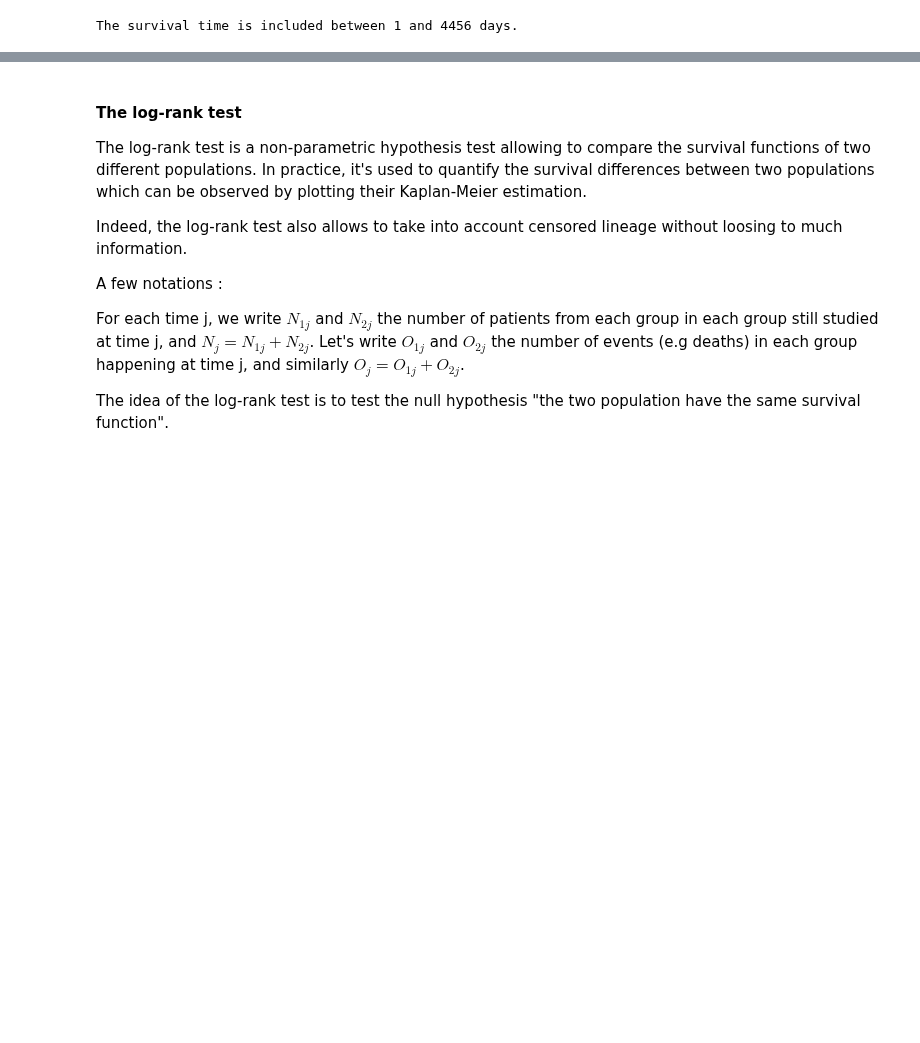
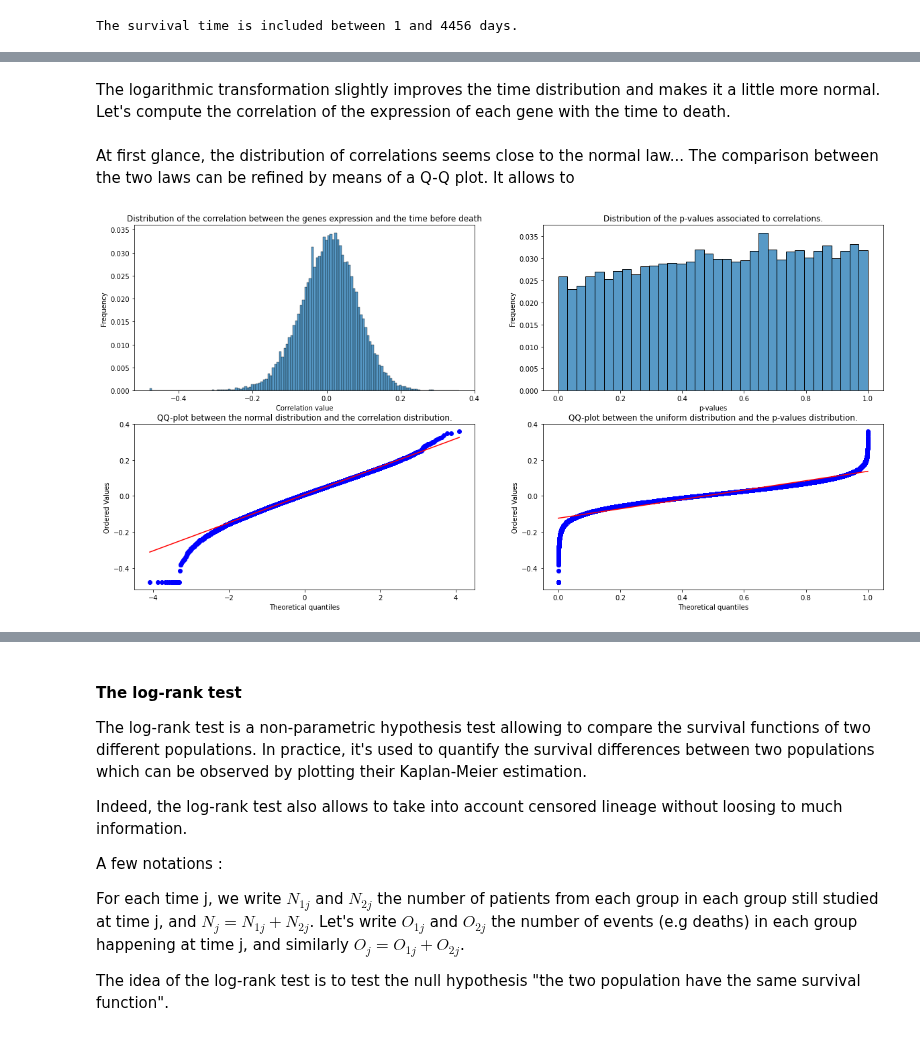
Before and after one commit to StephaneBereux/Cancer-survival-challenge, a Jupyter notebook: starting_kit.ipynb, the cells around one changed output, grey strips where cells are left out. Cells and saved outputs as stored; diff of their text form; code cells hidden in the pictures; blank space fills up the shorter version.

```diff
--- a/starting_kit.ipynb
+++ b/starting_kit.ipynb
@@ -230,3 +258,50 @@ The survival time is included between 1 and 4456 days.
+# %% [markdown]
+The logarithmic transformation slightly improves the time distribution and makes it a little more normal.
+Let's compute the correlation of the expression of each gene with the time to death.
+# %% [markdown]
+At first glance, the distribution of correlations seems close to the normal law... The comparison between the two laws can be refined by means of a Q-Q plot. It allows to
+# %%
+def display_correlations(X, y_log):
+    """Compute and display the distribution of the correlation and of its p_values."""
+    scaler = StandardScaler()
+    scaled_X = scaler.fit_transform(X)
+    gene_index, corr_r, p_values = [], [], []
+    corr_df = pd.DataFrame(columns = {'genes', 'correlation', 'p_values'})
+    for i, gene in enumerate(scaled_X.T):
+        r, p_val = pearsonr(gene, log_time)
+        if not math.isnan(r): # If the correlation is valid
+            gene_index.append(i)
+            corr_r.append(r)
+            p_values.append(p_val)
+
+    corr_df = pd.DataFrame({'correlation' : corr_r,
+            'p_value' : p_values} , index = gene_index)
+
+    fig, ((ax1, ax2), (ax3, ax4)) = plt.subplots(2, 2, figsize=(20,10))
+
+    sns.histplot(corr_df['correlation'].to_numpy(), ax=ax1, stat='probability')
+    ax1.set_title('Distribution of the correlation between the genes expression and the time before death')
+    ax1.set_xlabel('Correlation value')
+    ax1.set_ylabel('Frequency')
+
+
+    sns.histplot(corr_df['p_value'].to_numpy(), ax=ax2, stat='probability')
+    ax2.set_title('Distribution of the p-values associated to correlations.')
+    ax2.set_xlabel('p-values')
+    ax2.set_ylabel('Frequency')
+
+    probplot(corr_df['correlation'].to_numpy().flatten(), dist="norm",plot=ax3)
+    ax3.set_title('QQ-plot between the normal distribution and the correlation distribution.')
+
+    probplot(corr_df['correlation'].to_numpy().flatten(), dist="uniform", plot=ax4)
+    ax4.set_title('QQ-plot between the uniform distribution and the p-values distribution.')
+
+    plt.show()
+
+
+display_correlations(X_uncensored, log_time)
+# %% [output]
+[figure, added]
 # %% [markdown]
 ### Survival analysis for a gene
 
```
Also changed, not shown: parts of 16 cells of this notebook.
